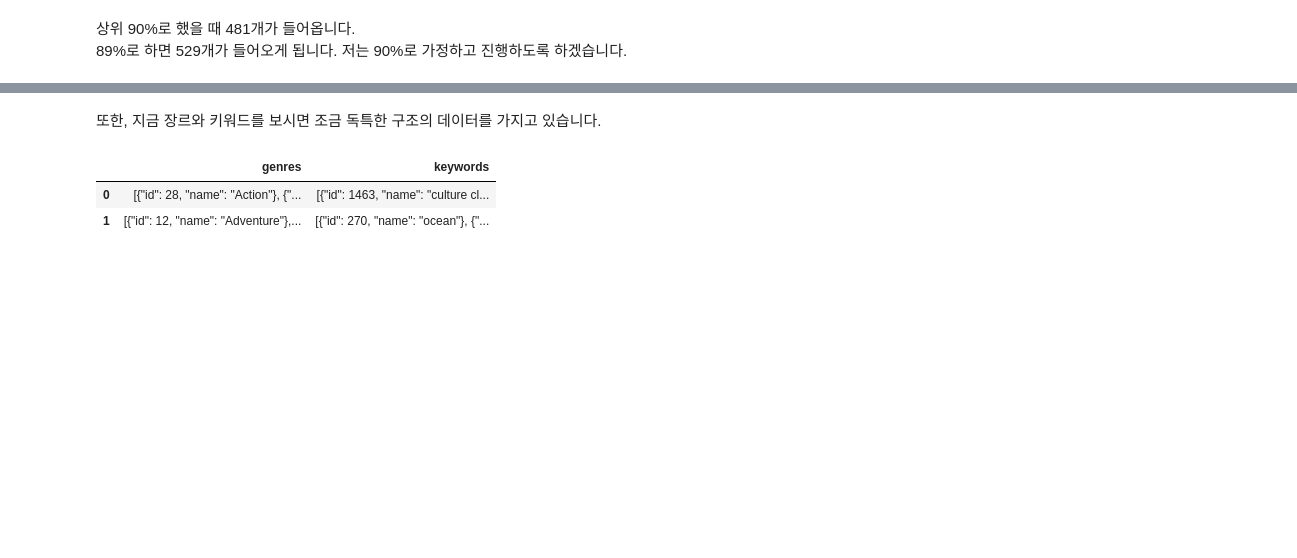
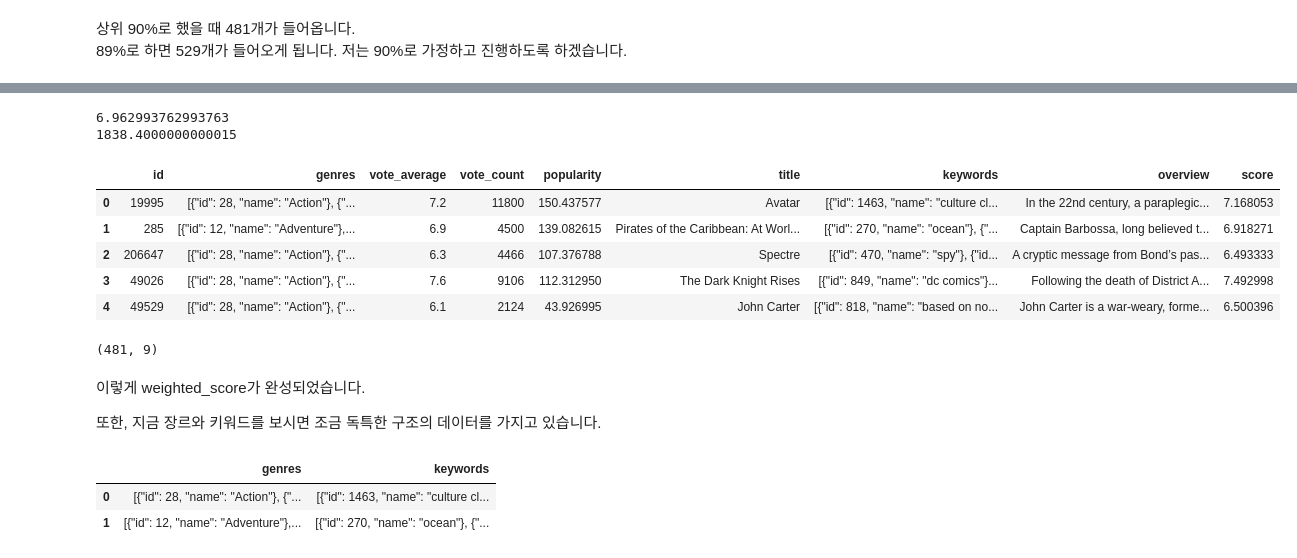
Before and after one commit to lsjsj92/machine_learning_basic, a Jupyter notebook: 025.recommendation system basic with Python.ipynb, the cells around one changed output, grey strips where cells are left out. Cells and saved outputs as stored; diff of their text form; code cells hidden in the pictures; blank space fills up the shorter version.

```diff
--- a/025.recommendation system basic with Python.ipynb
+++ b/025.recommendation system basic with Python.ipynb
@@ -100,0 +113,6 @@ print(q_movie.shape)
+# %%
+print(C)
+print(m)
+# %% [output]
+6.962993762993763
+1838.4000000000015
@@ -101,4 +127,19 @@ print(q_movie.shape)
+# %%
+data.head(5)
+# %% [output]
+|  | id | genres | vote_average | vote_count | popularity | title | keywords | overview | score |
+| 0 | 19995 | [{"id": 28, "name": "Action"}, {"... | 7.2 | 11800 | 150.437577 | Avatar | [{"id": 1463, "name": "culture cl... | In the 22nd century, a paraplegic... | 7.168053 |
+| 1 | 285 | [{"id": 12, "name": "Adventure"},... | 6.9 | 4500 | 139.082615 | Pirates of the Caribbean: At Worl... | [{"id": 270, "name": "ocean"}, {"... | Captain Barbossa, long believed t... | 6.918271 |
+| 2 | 206647 | [{"id": 28, "name": "Action"}, {"... | 6.3 | 4466 | 107.376788 | Spectre | [{"id": 470, "name": "spy"}, {"id... | A cryptic message from Bond’s pas... | 6.493333 |
+| 3 | 49026 | [{"id": 28, "name": "Action"}, {"... | 7.6 | 9106 | 112.312950 | The Dark Knight Rises | [{"id": 849, "name": "dc comics"}... | Following the death of District A... | 7.492998 |
+| 4 | 49529 | [{"id": 28, "name": "Action"}, {"... | 6.1 | 2124 | 43.926995 | John Carter | [{"id": 818, "name": "based on no... | John Carter is a war-weary, forme... | 6.500396 |
+# %%
+data.shape
+# %% [output]
+(481, 9)
 # %% [markdown]
+이렇게 weighted_score가 완성되었습니다.
+
 또한, 지금 장르와 키워드를 보시면 조금 독특한 구조의 데이터를 가지고 있습니다.
 # %%
 data[['genres', 'keywords']].head(2)
```
Also changed, not shown: parts of 20 cells of this notebook.
